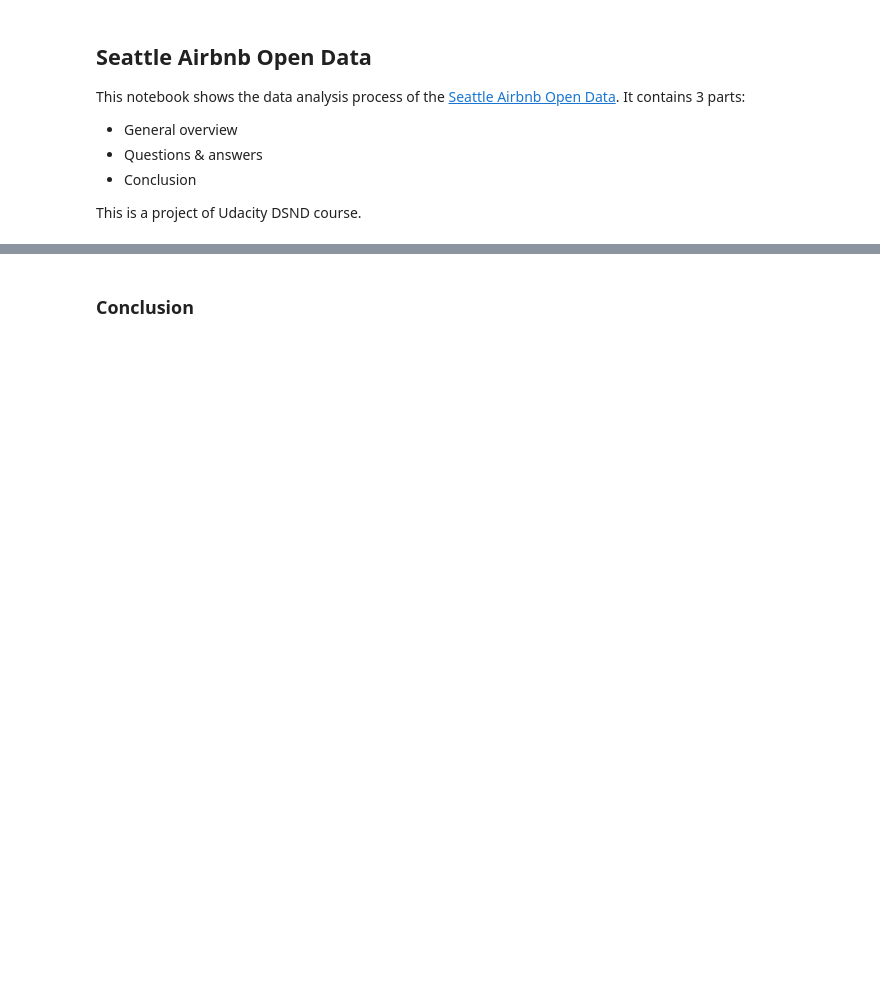
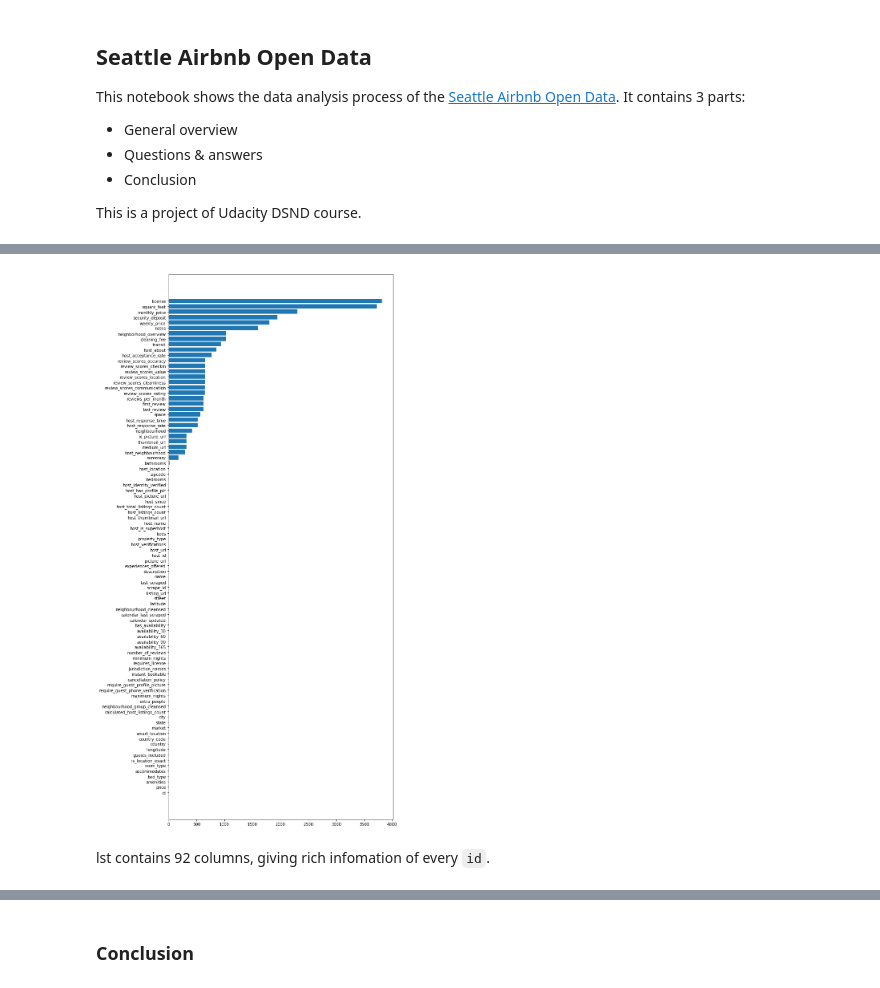
Before and after one commit to cissoidx/seattle_airbnb, a Jupyter notebook: Seattle Airbnb.ipynb, the cells around one changed output, grey strips where cells are left out. Drawn from its saved outputs; the diff is of its cells as text; code cells hidden in the pictures; blank space fills up the shorter version.

```diff
--- a/Seattle Airbnb.ipynb
+++ b/Seattle Airbnb.ipynb
@@ -19,0 +25,9 @@ Q3
+# %%
+df_cal = pd.read_csv('data/calendar.csv')
+df_lst = pd.read_csv('data/listings.csv')
+df_rev = pd.read_csv('data/reviews.csv')
+
+# make copy
+cal = df_cal.copy()
+lst = df_lst.copy()
+rev = df_rev.copy()
@@ -19,0 +52,3 @@ Q3
+# %%
+for i in cal.date.value_counts().index.sort_values():
+    print(i,end=' ')
@@ -19,0 +82,18 @@ Q3
+# %%
+# check missing values, avoid using values containing too many missing values.
+# set the missing or unknown values to nan
+check_list = ['NaN',]
+# it is possible to define specific patterns of missing values for a certain feature
+def check_nan(x,check_list):
+    nans = []
+    for val in check_list:
+        nans.append(x==val)
+    return any(nans)
+
+# experiences_offered column, none is not NaN, it should be set to str
+lst.experiences_offered = lst.experiences_offered.astype('str')
+
+for i,feature in enumerate(lst.columns): # loop over all the features
+    nan_list = lst[feature].astype(str).apply(check_nan,check_list=check_list)
+    lst[feature][nan_list] = np.nan # set missing values to np.nan
+    print(feature,lst[feature].value_counts().index.nunique())
@@ -19,0 +122,10 @@ Q3
+# %%
+num_nans  = pd.DataFrame(lst.isnull().sum(),columns=['n_nans',])
+num_nans = num_nans.sort_values(by='n_nans')
+plt.figure(figsize=(10,25))
+plt.barh(range(len(num_nans)),num_nans.n_nans.tolist())
+t = plt.yticks(range(len(num_nans)),num_nans.index.tolist())
+# %% [output]
+[figure, added]
+# %% [markdown]
+lst contains 92 columns, giving rich infomation of every `id`.
```
Also changed, not shown: parts of 49 cells of this notebook, 6 other files.
